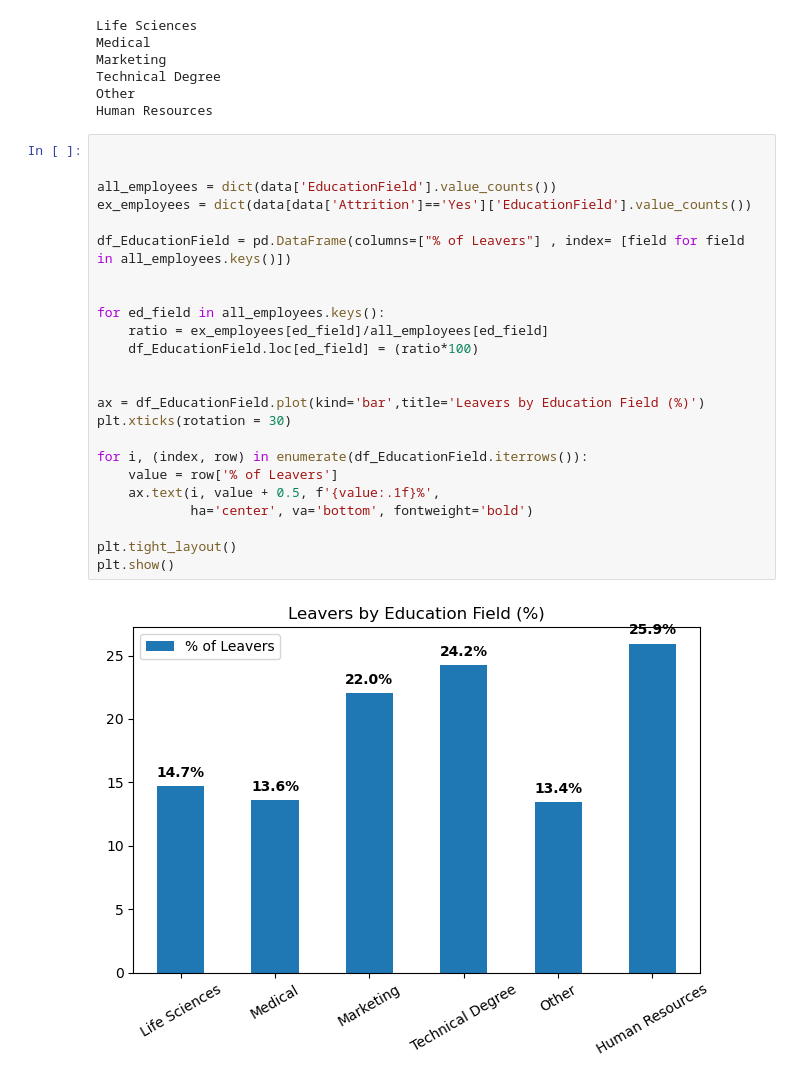
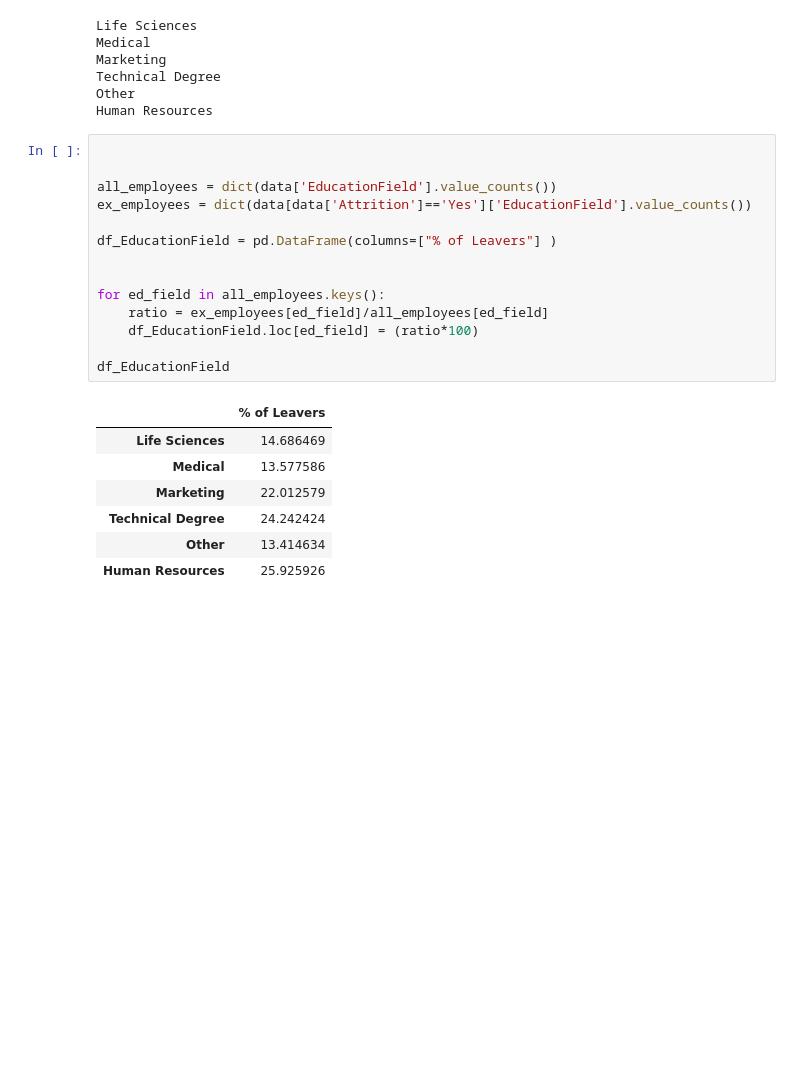
Before and after one commit to ZakariaElKazdam/Attrition-detection, a Jupyter notebook: attrition_detection.ipynb, the cells around one changed output. Drawn from its saved outputs; the diff is of its cells as text; blank space fills up the shorter version.

```diff
--- a/attrition_detection.ipynb
+++ b/attrition_detection.ipynb
@@ -387,26 +390,22 @@ Human Resources
 # %%
 
 
 all_employees = dict(data['EducationField'].value_counts())
 ex_employees = dict(data[data['Attrition']=='Yes']['EducationField'].value_counts())
 
-df_EducationField = pd.DataFrame(columns=["% of Leavers"] , index= [field for field in all_employees.keys()])
+df_EducationField = pd.DataFrame(columns=["% of Leavers"] )
 
 
 for ed_field in all_employees.keys():
     ratio = ex_employees[ed_field]/all_employees[ed_field]
     df_EducationField.loc[ed_field] = (ratio*100)
 
-
-ax = df_EducationField.plot(kind='bar',title='Leavers by Education Field (%)')
-plt.xticks(rotation = 30)
-
-for i, (index, row) in enumerate(df_EducationField.iterrows()):
-    value = row['% of Leavers']
-    ax.text(i, value + 0.5, f'{value:.1f}%',
-            ha='center', va='bottom', fontweight='bold')
-
-plt.tight_layout()
-plt.show()
+df_EducationField
 # %% [output]
-[figure, removed]
+|  | % of Leavers |
+| Life Sciences | 14.686469 |
+| Medical | 13.577586 |
+| Marketing | 22.012579 |
+| Technical Degree | 24.242424 |
+| Other | 13.414634 |
+| Human Resources | 25.925926 |
```
Also changed, not shown: parts of 4 cells of this notebook.
